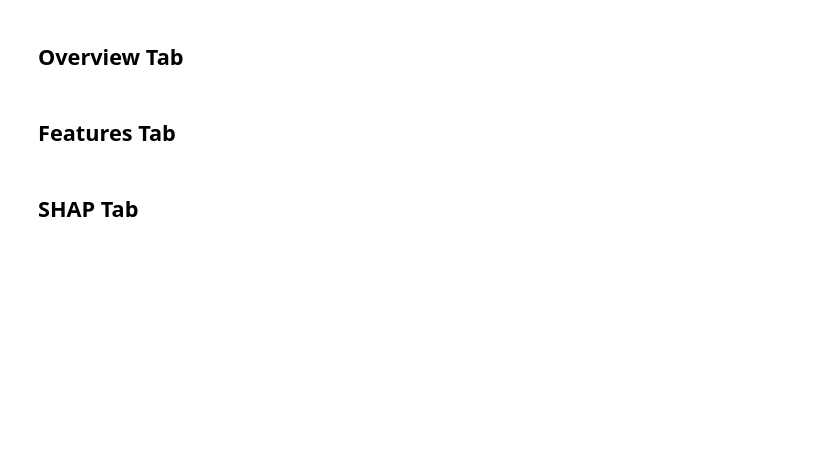
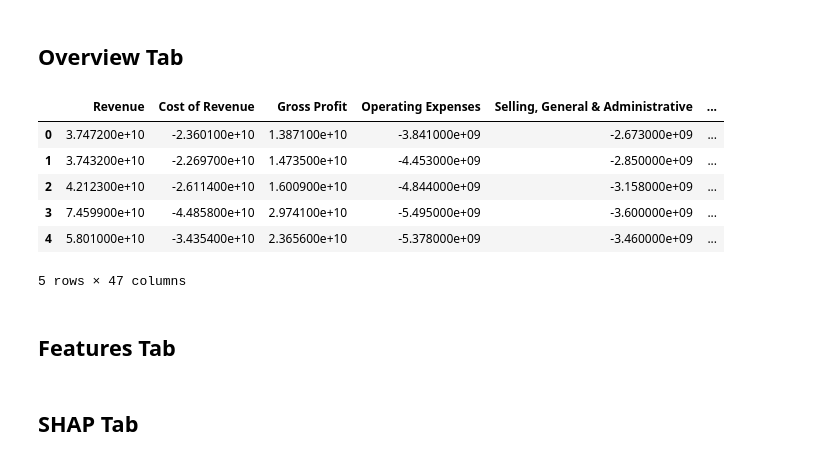
Before and after one commit to tjkyner/stock-kpis, a Jupyter notebook: app.ipynb, the cells around one changed output. Saved outputs shown, nothing was run; the diff lists cells and outputs as text; code cells hidden in the pictures; blank space fills up the shorter version.

```diff
--- a/app.ipynb
+++ b/app.ipynb
@@ -52,8 +55,8 @@ prices.head()
 # %% [markdown]
 ## Prebuilt Model
 # %%
-data = pd.read_csv(f'data/preprocessed_data/{ticker}_preprocessed.csv')
-data = data.drop(columns=['Report Date', 'Price Date', 'Open', 'High', 'Low', 'Adj Close', 'Volume'])
+data_full = pd.read_csv(f'data/preprocessed_data/{ticker}_preprocessed.csv')
+data = data_full.drop(columns=['Report Date', 'Price Date', 'Open', 'High', 'Low', 'Adj Close', 'Volume'])
 data.columns = [col.replace('.', '') for col in data.columns]
 X = data.drop(columns=['Close'])
 y = data.Close
@@ -183,5 +186,15 @@ class OverviewTab(ExplainerComponent):
             ],
             style={'marginTop': '25px'}
         )
+# %%
+X.head()
+# %% [output]
+|  | Revenue | Cost of Revenue | Gross Profit | Operating Expenses | Selling, General & Administrative | ... |
+| 0 | 3.747200e+10 | -2.360100e+10 | 1.387100e+10 | -3.841000e+09 | -2.673000e+09 | ... |
+| 1 | 3.743200e+10 | -2.269700e+10 | 1.473500e+10 | -4.453000e+09 | -2.850000e+09 | ... |
+| 2 | 4.212300e+10 | -2.611400e+10 | 1.600900e+10 | -4.844000e+09 | -3.158000e+09 | ... |
+| 3 | 7.459900e+10 | -4.485800e+10 | 2.974100e+10 | -5.495000e+09 | -3.600000e+09 | ... |
+| 4 | 5.801000e+10 | -3.435400e+10 | 2.365600e+10 | -5.378000e+09 | -3.460000e+09 | ... |
+5 rows × 47 columns
 # %% [markdown]
 ## Features Tab
```
Also changed, not shown: parts of 8 cells of this notebook.
